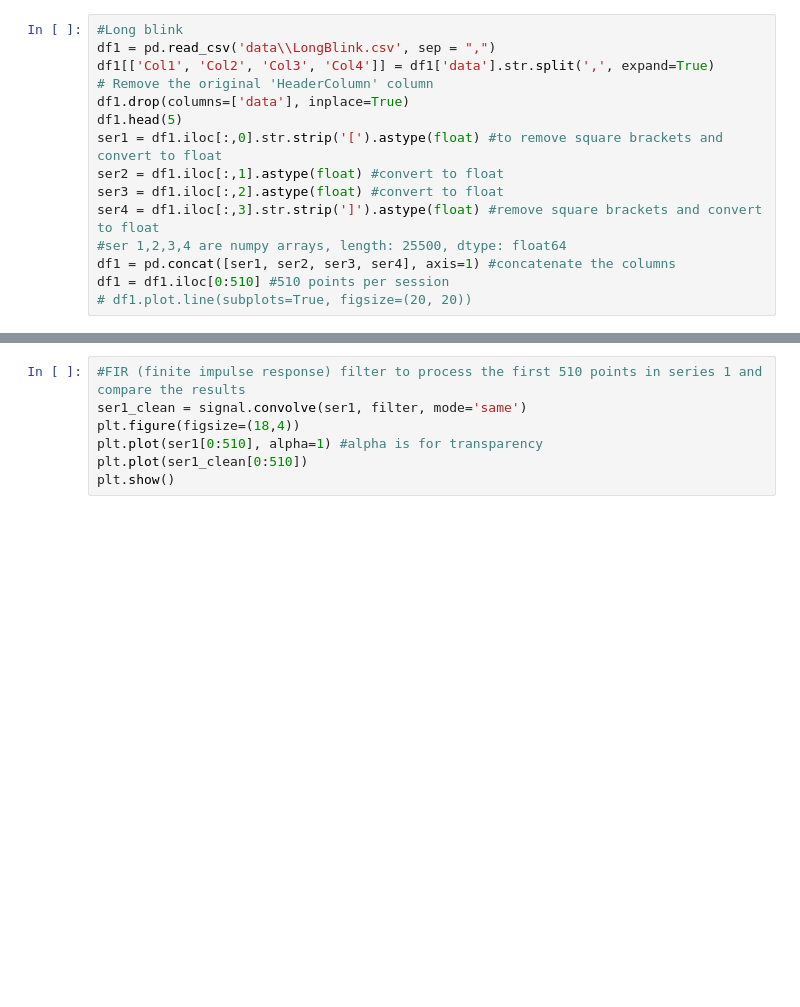
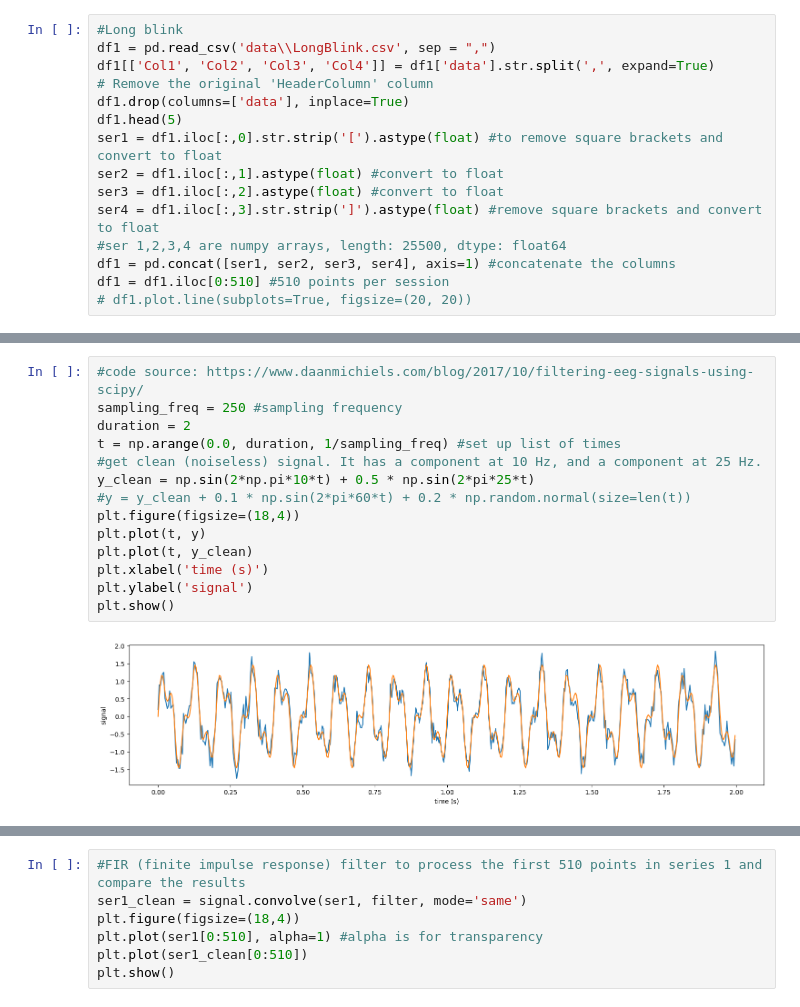
Before and after one commit to CharleneLimKH/EEG, a Jupyter notebook: eeg-1.ipynb, the cells around one changed output, grey strips where cells are left out. Saved outputs shown, nothing was run; the diff lists cells and outputs as text; blank space fills up the shorter version.

```diff
--- a/eeg-1.ipynb
+++ b/eeg-1.ipynb
@@ -38 +46,17 @@ df1 = df1.iloc[0:510] #510 points per session
+# %%
+#code source: https://www.daanmichiels.com/blog/2017/10/filtering-eeg-signals-using-scipy/
+sampling_freq = 250 #sampling frequency
+duration = 2
+t = np.arange(0.0, duration, 1/sampling_freq) #set up list of times
+#get clean (noiseless) signal. It has a component at 10 Hz, and a component at 25 Hz.
+y_clean = np.sin(2*np.pi*10*t) + 0.5 * np.sin(2*pi*25*t)
+#y = y_clean + 0.1 * np.sin(2*pi*60*t) + 0.2 * np.random.normal(size=len(t))
+plt.figure(figsize=(18,4))
+plt.plot(t, y)
+plt.plot(t, y_clean)
+plt.xlabel('time (s)')
+plt.ylabel('signal')
+plt.show()
+# %% [output]
+[figure, added]
 # %%
```
Also changed, not shown: parts of 5 cells of this notebook.
